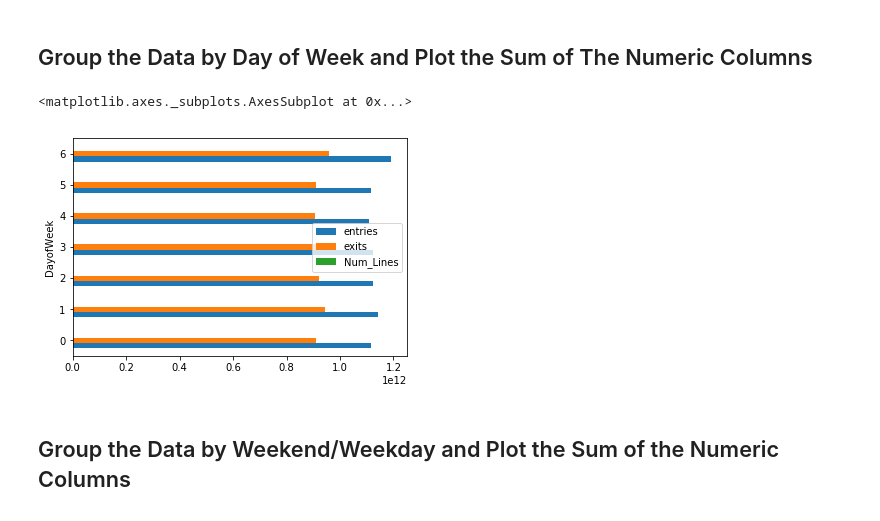
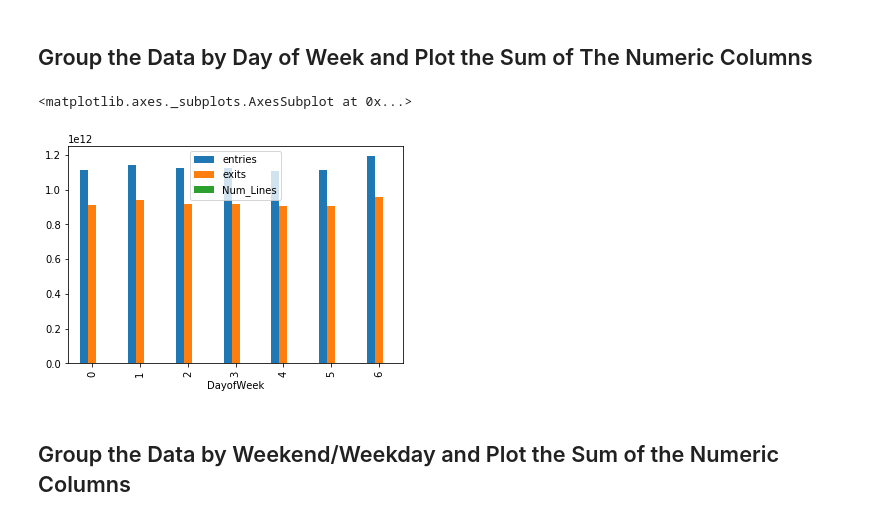
Before and after one commit to quannguyen234/dsc-pandas-series-and-dataframes-lab-nyc-ds-082619, a Jupyter notebook: index.ipynb, the cells around one changed output. Drawn from its saved outputs; the diff is of its cells as text; code cells hidden in the pictures.

```diff
--- a/index.ipynb
+++ b/index.ipynb
@@ -128,12 +128,12 @@ Index(['c/a', 'unit', 'scp', 'station', 'linename', 'division', 'date', 'time',
 # %%
 df.date = pd.to_datetime(df.date)
 
 df['DayofWeek'] = df['date'].dt.dayofweek
 grouped = df.groupby('DayofWeek').sum()
-grouped.plot(kind = 'barh')
+grouped.plot(kind = 'bar')
 # %% [output]
 <matplotlib.axes._subplots.AxesSubplot at 0x...>
-[figure, old version]
+[figure, new version]
 # %% [markdown]
 ## Group the Data by Weekend/Weekday and Plot the Sum of the Numeric Columns
 # %%
```
